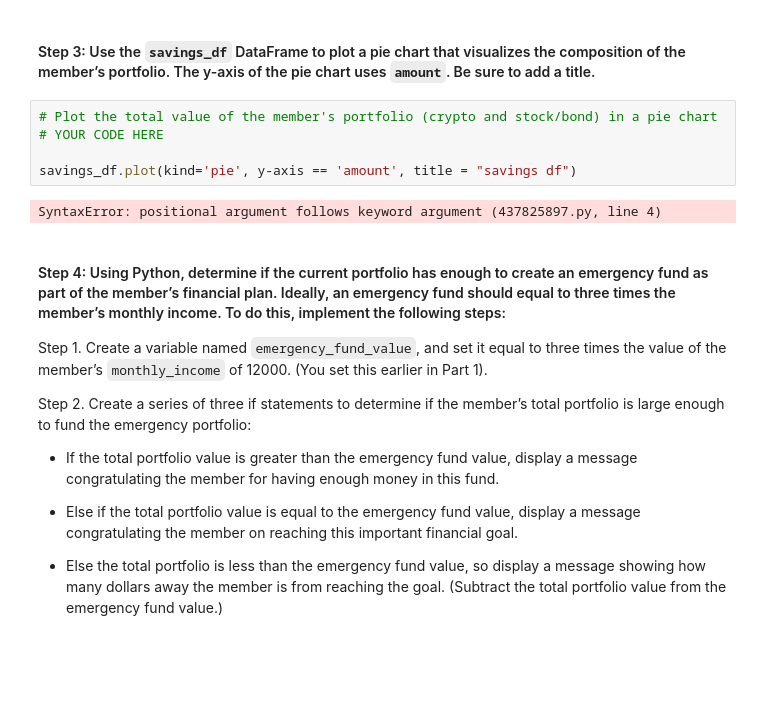
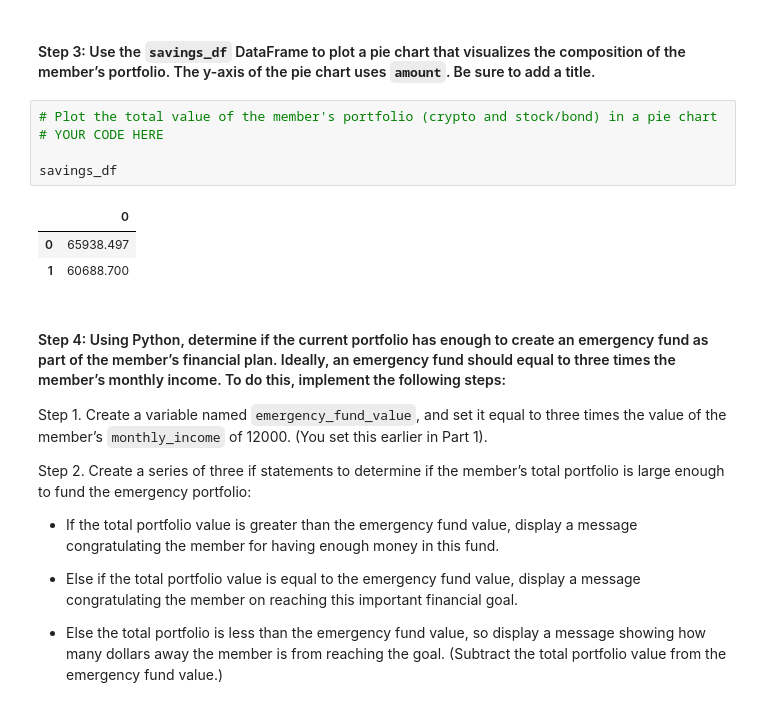
Before and after one commit to Lightboy6/mod5, a Jupyter notebook: financial_planning_tools.ipynb, the cells around one changed output. Cells and saved outputs as stored; diff of their text form; blank space fills up the shorter version.

```diff
--- a/financial_planning_tools.ipynb
+++ b/financial_planning_tools.ipynb
@@ -399,10 +399,12 @@ savings_df
 # %%
 # Plot the total value of the member's portfolio (crypto and stock/bond) in a pie chart
 # YOUR CODE HERE
 
-savings_df.plot(kind='pie', y-axis == 'amount', title = "savings df")
+savings_df
 # %% [output]
-SyntaxError: positional argument follows keyword argument (437825897.py, line 4)
+|  | 0 |
+| 0 | 65938.497 |
+| 1 | 60688.700 |
 # %% [markdown]
 #### Step 4: Using Python, determine if the current portfolio has enough to create an emergency fund as part of the member’s financial plan. Ideally, an emergency fund should equal to three times the member’s monthly income. To do this, implement the following steps:
 
```
Also changed, not shown: parts of 13 cells of this notebook.
